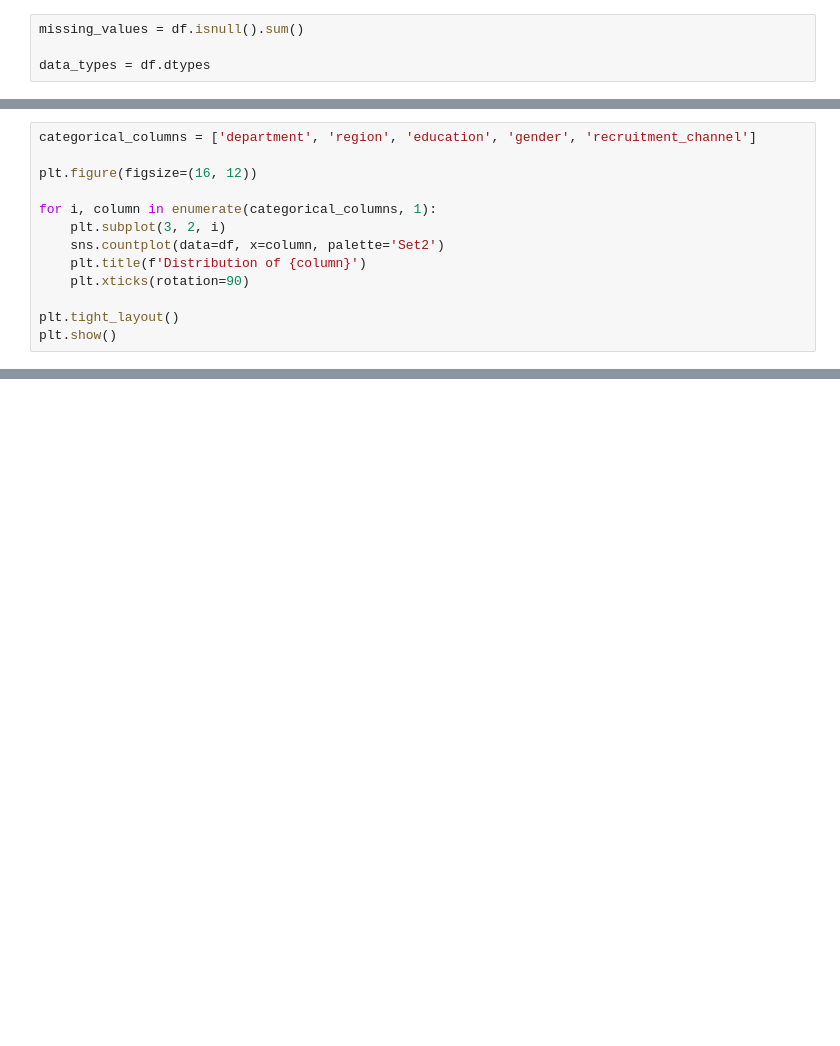
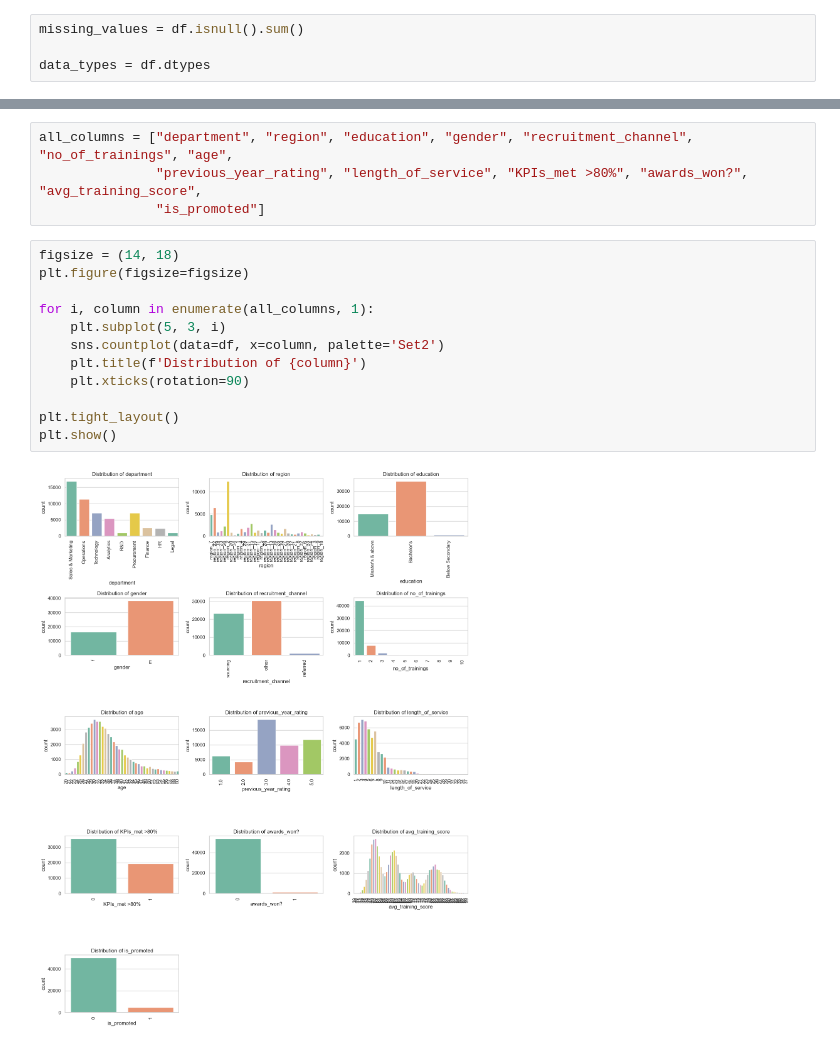
Before and after one commit to KoryakovDmitry/ml-sys-design-task, a Jupyter notebook: ml_sys_design_babushkin_task.ipynb, the cells around one changed output, grey strips where cells are left out. Cells and saved outputs as stored; diff of their text form; blank space fills up the shorter version.

Commit message:
add categ anal

```diff
--- a/ml_sys_design_babushkin_task.ipynb
+++ b/ml_sys_design_babushkin_task.ipynb
@@ -145,14 +144 @@ miss_v_df
 `is_promoted` <- Наш таргет.
-# %%
-categorical_columns = ['department', 'region', 'education', 'gender', 'recruitment_channel']
-
-plt.figure(figsize=(16, 12))
-
-for i, column in enumerate(categorical_columns, 1):
-    plt.subplot(3, 2, i)
-    sns.countplot(data=df, x=column, palette='Set2')
-    plt.title(f'Distribution of {column}')
-    plt.xticks(rotation=90)
-
-plt.tight_layout()
-plt.show()
@@ -179,0 +145,18 @@ Passing `palette` without assigning `hue` is deprecated and will be removed in v
+# %%
+all_columns = ["department", "region", "education", "gender", "recruitment_channel", "no_of_trainings", "age",
+               "previous_year_rating", "length_of_service", "KPIs_met >80%", "awards_won?", "avg_training_score",
+               "is_promoted"]
+# %%
+figsize = (14, 18)
+plt.figure(figsize=figsize)
+
+for i, column in enumerate(all_columns, 1):
+    plt.subplot(5, 3, i)
+    sns.countplot(data=df, x=column, palette='Set2')
+    plt.title(f'Distribution of {column}')
+    plt.xticks(rotation=90)
+
+plt.tight_layout()
+plt.show()
+# %% [output]
+[figure, added]
```
Also changed, not shown: parts of 17 cells of this notebook.
